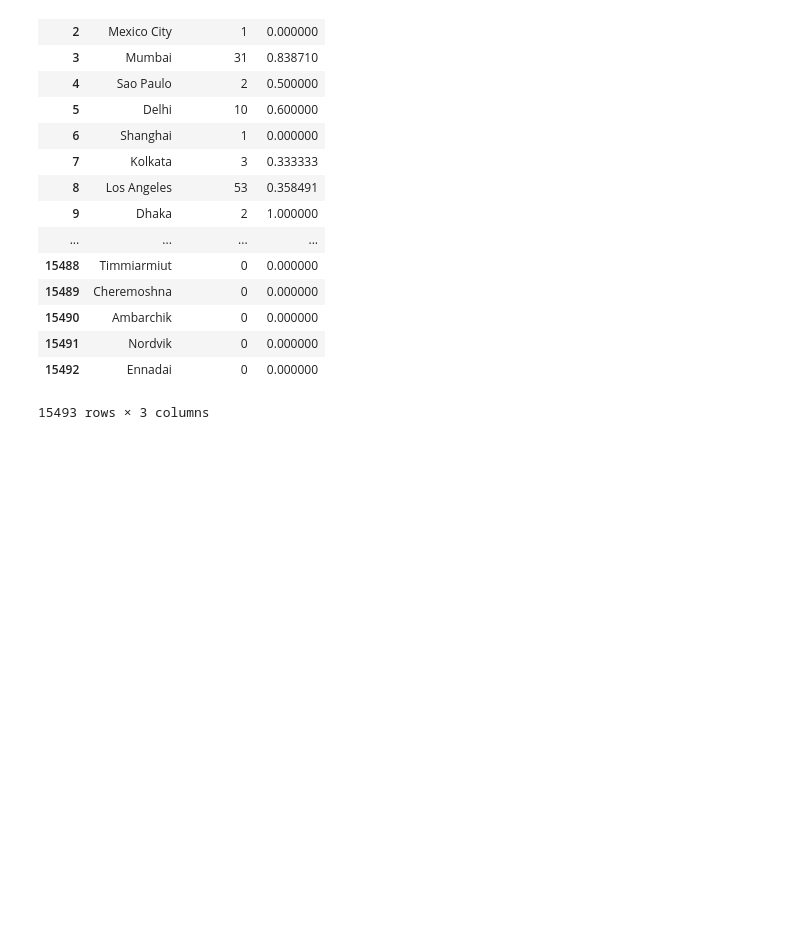
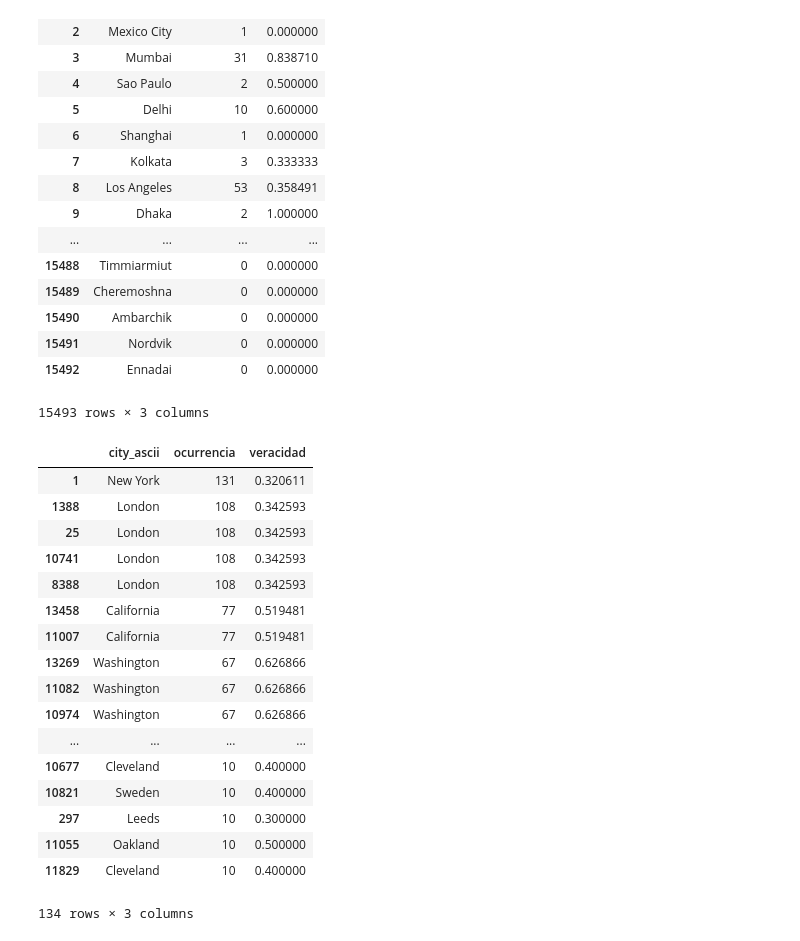
Before and after one commit to RiedelNicolas/TP1-Organizacion-de-Datos, a Jupyter notebook: Eze.ipynb, the cells around one changed output. Drawn from its saved outputs; the diff is of its cells as text; code cells hidden in the pictures; blank space fills up the shorter version.

```diff
--- a/Eze.ipynb
+++ b/Eze.ipynb
@@ -173,7 +173,11 @@ tienenLaCiudad['V/F'] = tweets['target']
 #CUIDADO AL EJECUTAR ESTO xD
 for x in range(ciudades_list['city_ascii'].count()):
     ciudad = ciudades_list.loc[x, 'city_ascii']
-    tienenLaCiudad['tweetDeLaCiudad'] = tweets.loc[:, 'location'].str.contains(ciudad, regex = False)
+    if (len(ciudad) > 4):
+        tienenLaCiudad['tweetDeLaCiudad'] = tweets.loc[:, 'location'].str.contains(ciudad, regex = False)
+    else:
+        tienenLaCiudad['tweetDeLaCiudad'] = (tweets.loc[:, 'location'] == ciudad)
+
     cant_tweets = tienenLaCiudad[tienenLaCiudad['tweetDeLaCiudad'] == True]['tweetDeLaCiudad'].count()
     verdaderos = tienenLaCiudad[(tienenLaCiudad['V/F'] == 1) & (tienenLaCiudad['tweetDeLaCiudad'] == True)]['V/F'].count()
 
@@ -201,3 +205,30 @@ ciudades_list
 | 15491 | Nordvik | 0 | 0.000000 |
 | 15492 | Ennadai | 0 | 0.000000 |
 15493 rows × 3 columns
+# %%
+ciudades_mas_10_tweets = (ciudades_list.loc[:,'ocurrencia'] >= 10)
+# %%
+Top_populares = ciudades_list.loc[ciudades_mas_10_tweets]
+# %%
+Top_populares = Top_populares.sort_values('ocurrencia', ascending = False)
+# %%
+Top_populares
+# %% [output]
+|  | city_ascii | ocurrencia | veracidad |
+| 1 | New York | 131 | 0.320611 |
+| 1388 | London | 108 | 0.342593 |
+| 25 | London | 108 | 0.342593 |
+| 10741 | London | 108 | 0.342593 |
+| 8388 | London | 108 | 0.342593 |
+| 13458 | California | 77 | 0.519481 |
+| 11007 | California | 77 | 0.519481 |
+| 13269 | Washington | 67 | 0.626866 |
+| 11082 | Washington | 67 | 0.626866 |
+| 10974 | Washington | 67 | 0.626866 |
+| ... | ... | ... | ... |
+| 10677 | Cleveland | 10 | 0.400000 |
+| 10821 | Sweden | 10 | 0.400000 |
+| 297 | Leeds | 10 | 0.300000 |
+| 11055 | Oakland | 10 | 0.500000 |
+| 11829 | Cleveland | 10 | 0.400000 |
+134 rows × 3 columns
```
Also changed, not shown: parts of 3 cells of this notebook, 1 other file.
